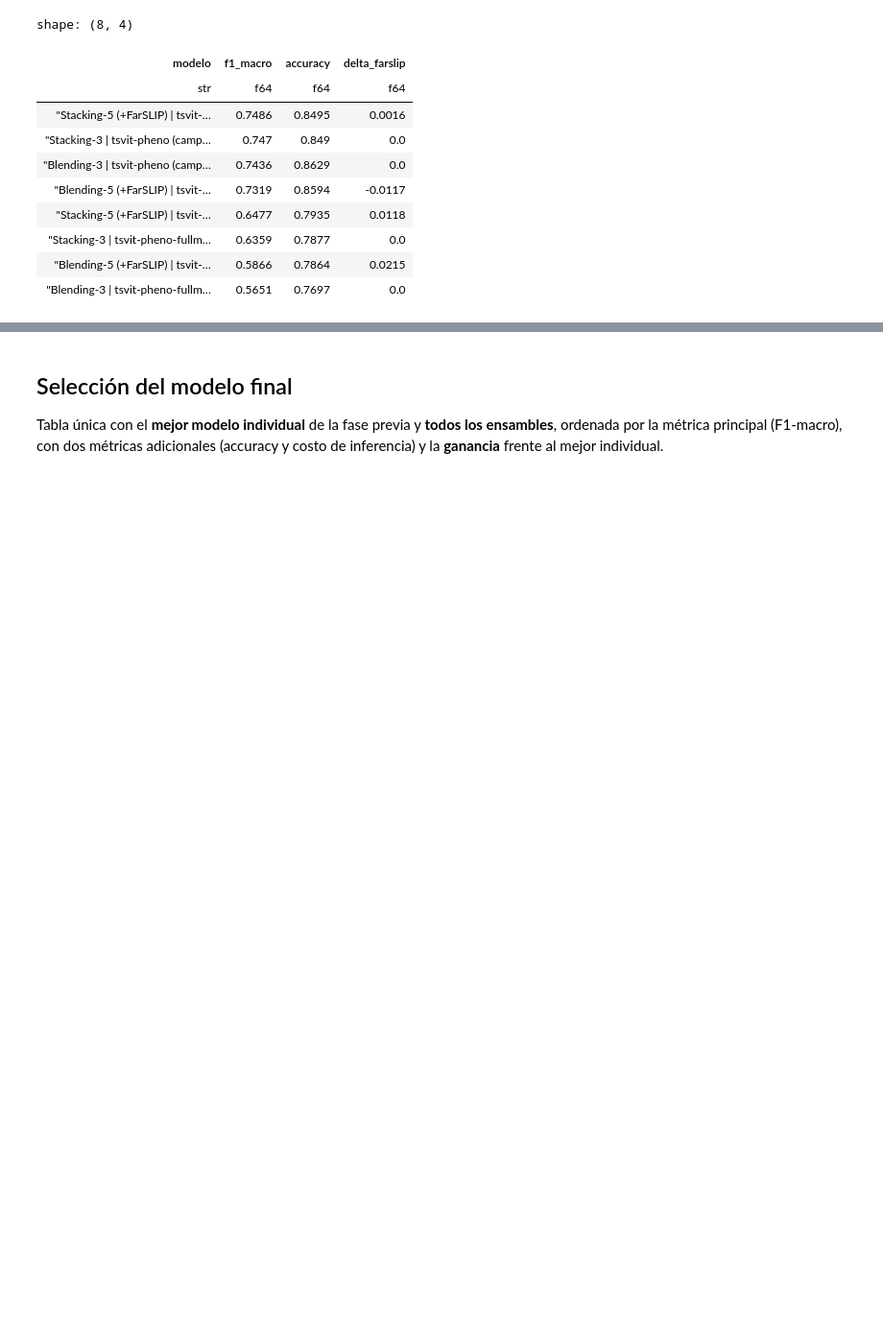
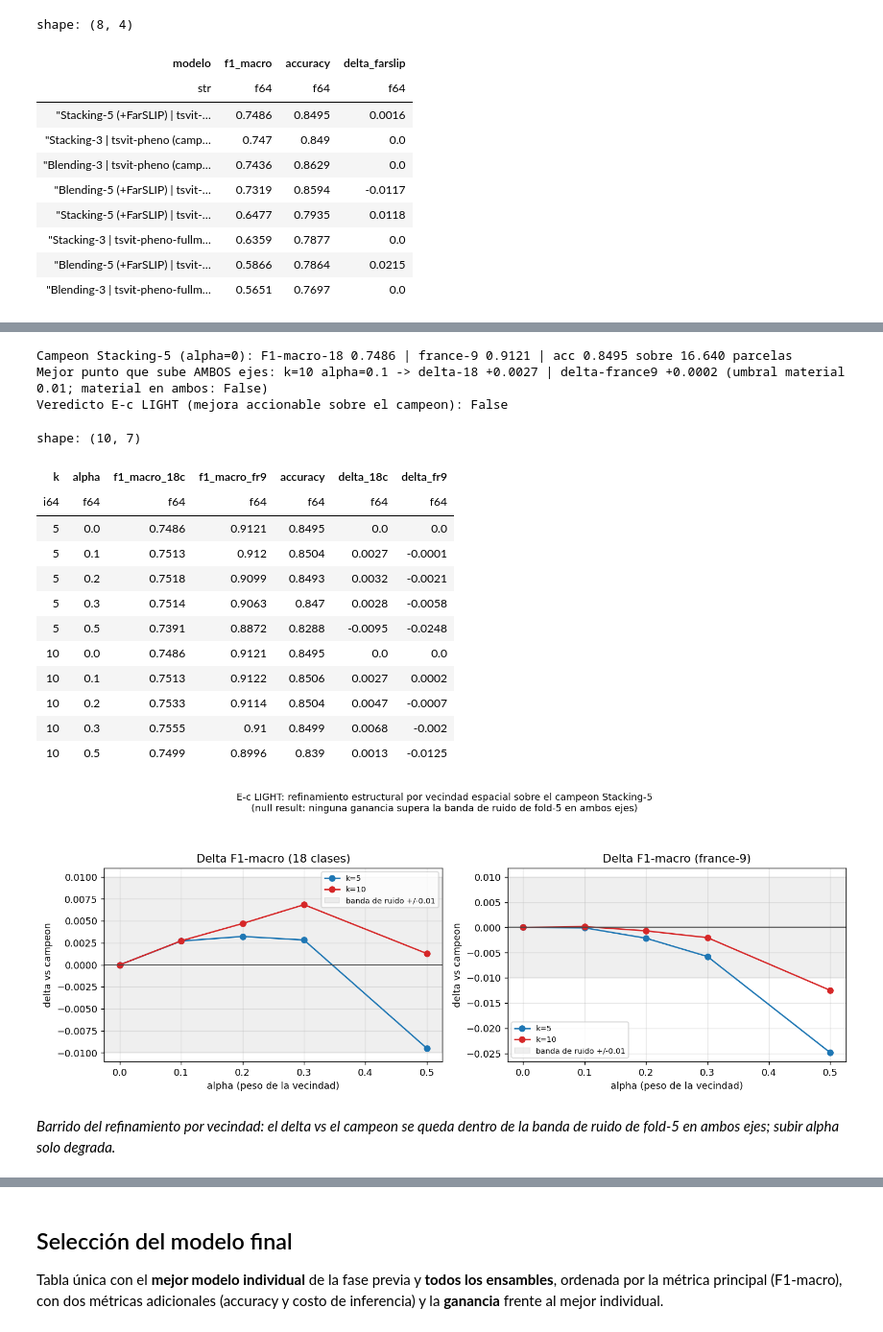
Before and after one commit to ArthurZizumbo/agrosat-copilot, a Jupyter notebook: notebooks/final_model/Avance5.Equipo17.ipynb, the cells around one changed output, grey strips where cells are left out. Shown at 96% size. Drawn from its saved outputs; the diff is of its cells as text; code cells hidden in the pictures; blank space fills up the shorter version.

```diff
--- a/notebooks/final_model/Avance5.Equipo17.ipynb
+++ b/notebooks/final_model/Avance5.Equipo17.ipynb
@@ -259,0 +264,59 @@ shape: (8, 4)
+# %%
+# E-c LIGHT structural neighbourhood probe: load the materialised sweep and judge it
+# against the champion. Artifact-only (JSON already on disk); no training here.
+import json
+
+_ec_path = Path(_PREFIX + 'reports/ensemble/metrics/ec_neighborhood_result.json')
+if not _ec_path.is_file():
+    display(Markdown(f'> _Pendiente: falta `{_ec_path}`._'))
+else:
+    _ec = json.loads(_ec_path.read_text(encoding='utf-8'))
+    _champ = _ec['champion']
+    sweep = pl.DataFrame(_ec['sweep']).select([
+        'k', 'alpha',
+        pl.col('f1_macro_18').round(4).alias('f1_macro_18c'),
+        pl.col('f1_macro_france9').round(4).alias('f1_macro_fr9'),
+        pl.col('accuracy').round(4),
+        pl.col('delta_f1_macro_18').round(4).alias('delta_18c'),
+        pl.col('delta_f1_macro_france9').round(4).alias('delta_fr9'),
+    ])
+    print('Campeon Stacking-5 (alpha=0): '
+          f"F1-macro-18 {_champ['f1_macro_18']:.4f} | "
+          f"france-9 {_champ['f1_macro_france9']:.4f} | "
+          f"acc {_champ['accuracy']:.4f} sobre "
+          f"{_champ['n_parcels']:,} parcelas".replace(',', '.'))
+    _best = _ec['best_refined_on_both']
+    print('Mejor punto que sube AMBOS ejes: '
+          f"k={_best['k']} alpha={_best['alpha']} -> "
+          f"delta-18 {_best['delta_f1_macro_18']:+.4f} | "
+          f"delta-france9 {_best['delta_f1_macro_france9']:+.4f} "
+          f"(umbral material {_ec['material_delta_threshold']:g}; "
+          f"material en ambos: {_ec['material_both']})")
+    print('Veredicto E-c LIGHT (mejora accionable sobre el campeon):', _ec['improves'])
+    display(sweep)
+
+    _fig = Path(_PREFIX + 'reports/ensemble/figures/ec_neighborhood_sweep.png')
+    if _fig.is_file():
+        display(Image(filename=str(_fig)))
+        display(Markdown('*Barrido del refinamiento por vecindad: el delta vs el campeon se '
+                         'queda dentro de la banda de ruido de fold-5 en ambos ejes; subir '
+                         'alpha solo degrada.*'))
+# %% [output]
+Campeon Stacking-5 (alpha=0): F1-macro-18 0.7486 | france-9 0.9121 | acc 0.8495 sobre 16.640 parcelas
+Mejor punto que sube AMBOS ejes: k=10 alpha=0.1 -> delta-18 +0.0027 | delta-france9 +0.0002 (umbral material 0.01; material en ambos: False)
+Veredicto E-c LIGHT (mejora accionable sobre el campeon): False
+shape: (10, 7)
+| k | alpha | f1_macro_18c | f1_macro_fr9 | accuracy | delta_18c | delta_fr9 |
+| i64 | f64 | f64 | f64 | f64 | f64 | f64 |
+| 5 | 0.0 | 0.7486 | 0.9121 | 0.8495 | 0.0 | 0.0 |
+| 5 | 0.1 | 0.7513 | 0.912 | 0.8504 | 0.0027 | -0.0001 |
+| 5 | 0.2 | 0.7518 | 0.9099 | 0.8493 | 0.0032 | -0.0021 |
+| 5 | 0.3 | 0.7514 | 0.9063 | 0.847 | 0.0028 | -0.0058 |
+| 5 | 0.5 | 0.7391 | 0.8872 | 0.8288 | -0.0095 | -0.0248 |
+| 10 | 0.0 | 0.7486 | 0.9121 | 0.8495 | 0.0 | 0.0 |
+| 10 | 0.1 | 0.7513 | 0.9122 | 0.8506 | 0.0027 | 0.0002 |
+| 10 | 0.2 | 0.7533 | 0.9114 | 0.8504 | 0.0047 | -0.0007 |
+| 10 | 0.3 | 0.7555 | 0.91 | 0.8499 | 0.0068 | -0.002 |
+| 10 | 0.5 | 0.7499 | 0.8996 | 0.839 | 0.0013 | -0.0125 |
+[figure, added]
+*Barrido del refinamiento por vecindad: el delta vs el campeon se queda dentro de la banda de ruido de fold-5 en ambos ejes; subir alpha solo degrada.*
```
Also changed, not shown: parts of 4 cells of this notebook, 2 other files.
